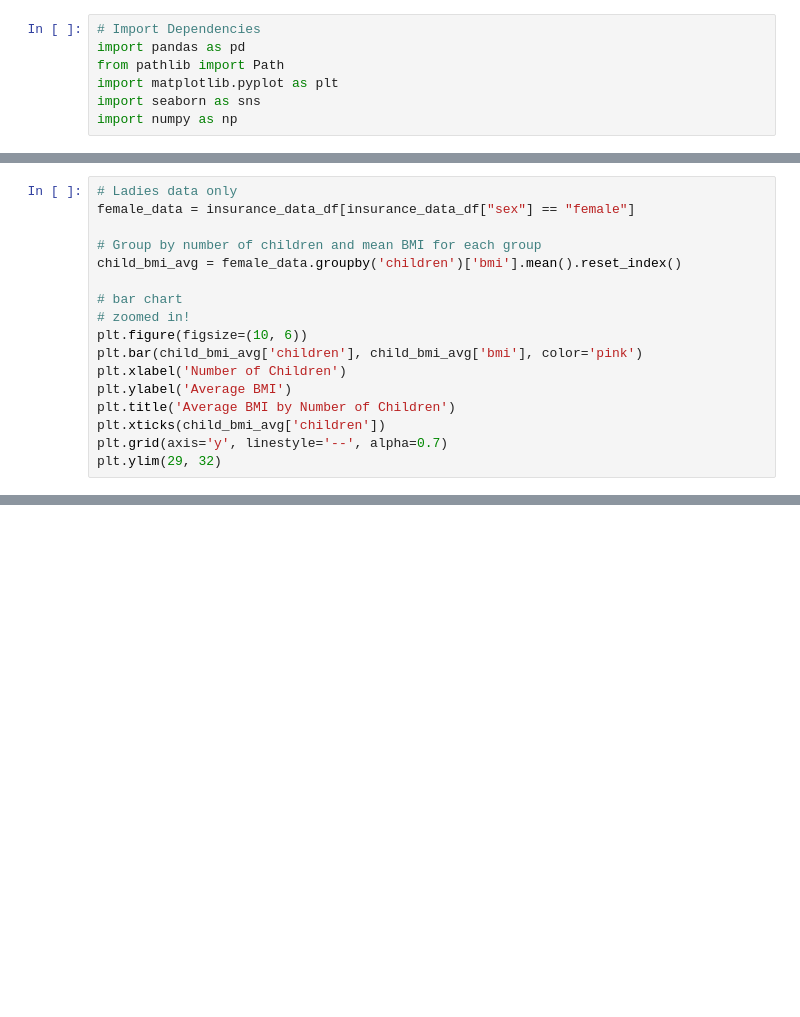
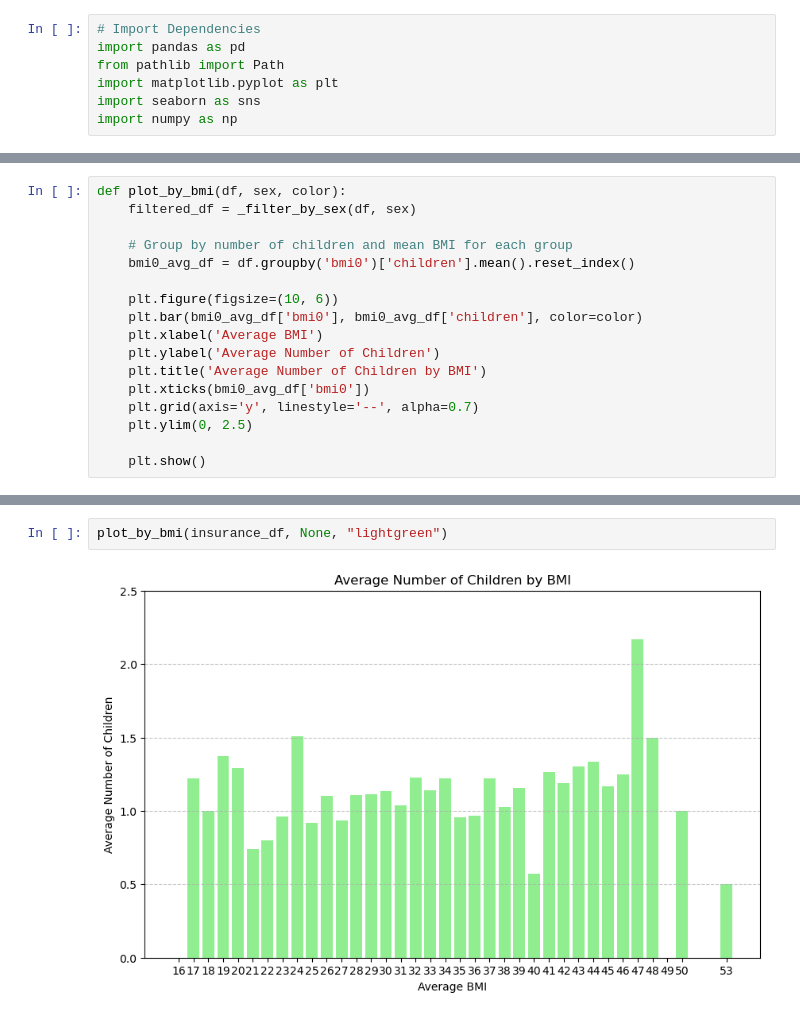
Before and after one commit to JohanaMarie/project_1, a Jupyter notebook: Insurance.ipynb, the cells around one changed output, grey strips where cells are left out. Saved outputs shown, nothing was run; the diff lists cells and outputs as text; blank space fills up the shorter version.

```diff
--- a/Insurance.ipynb
+++ b/Insurance.ipynb
@@ -28,17 +35,17 @@ plt.ylim(29, 32)
 # %%
-# Ladies data only
-female_data = insurance_data_df[insurance_data_df["sex"] == "female"]
+def plot_by_bmi(df, sex, color):
+    filtered_df = _filter_by_sex(df, sex)
 
-# Group by number of children and mean BMI for each group
-child_bmi_avg = female_data.groupby('children')['bmi'].mean().reset_index()
+    # Group by number of children and mean BMI for each group
+    bmi0_avg_df = df.groupby('bmi0')['children'].mean().reset_index()
 
-# bar chart
-# zoomed in!
-plt.figure(figsize=(10, 6))
-plt.bar(child_bmi_avg['children'], child_bmi_avg['bmi'], color='pink')
-plt.xlabel('Number of Children')
-plt.ylabel('Average BMI')
-plt.title('Average BMI by Number of Children')
-plt.xticks(child_bmi_avg['children'])
-plt.grid(axis='y', linestyle='--', alpha=0.7)
-plt.ylim(29, 32)
+    plt.figure(figsize=(10, 6))
+    plt.bar(bmi0_avg_df['bmi0'], bmi0_avg_df['children'], color=color)
+    plt.xlabel('Average BMI')
+    plt.ylabel('Average Number of Children')
+    plt.title('Average Number of Children by BMI')
+    plt.xticks(bmi0_avg_df['bmi0'])
+    plt.grid(axis='y', linestyle='--', alpha=0.7)
+    plt.ylim(0, 2.5)
+
+    plt.show()
@@ -67,0 +79,4 @@ plt.ylim(29, 32)
+# %%
+plot_by_bmi(insurance_df, None, "lightgreen")
+# %% [output]
+[figure, added]
```
Also changed, not shown: parts of 13 cells of this notebook, 1 other file.
